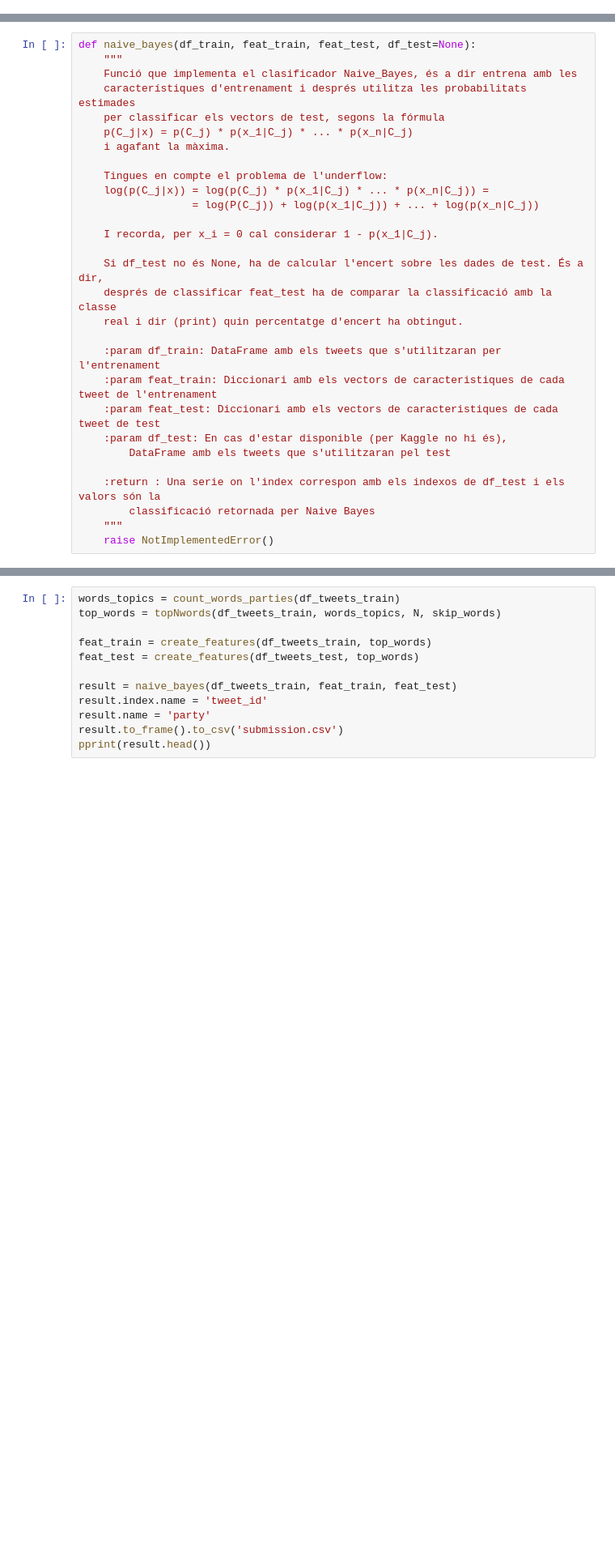
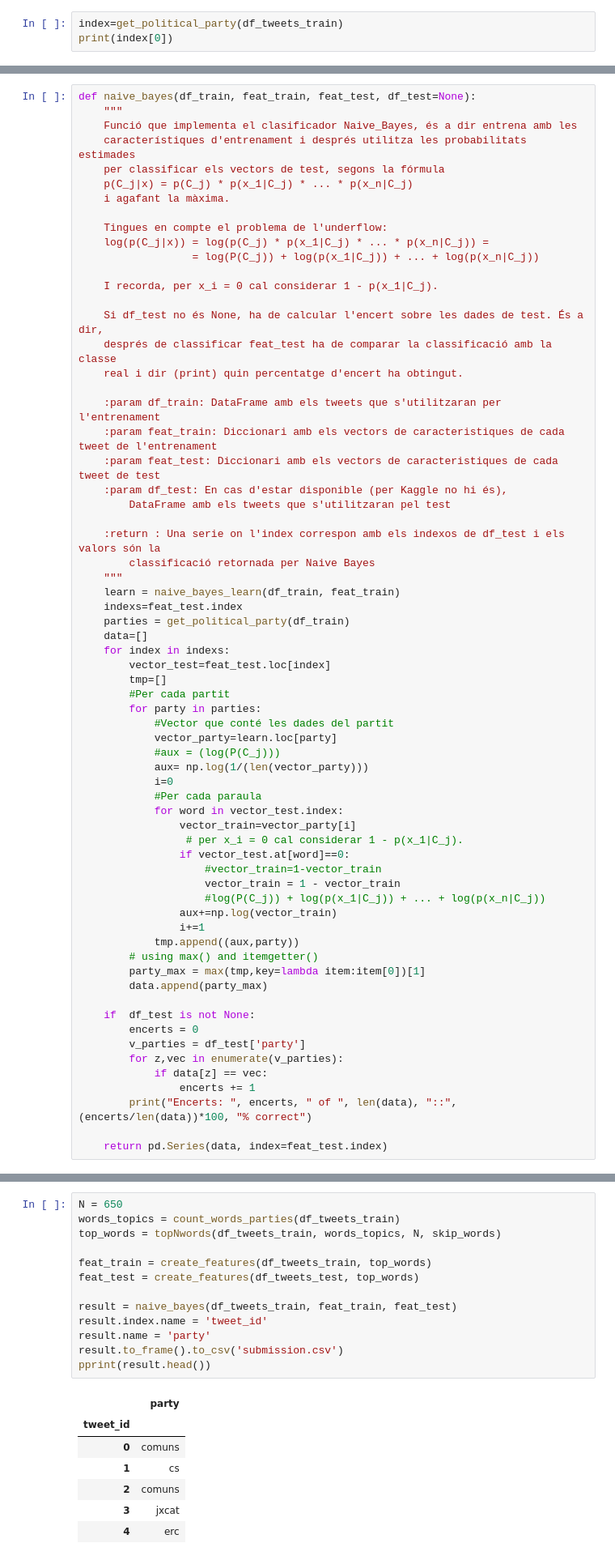
Before and after one commit to angelmc1309/TNUI_NaiveBayes, a Jupyter notebook: AssignmentCode - alumnes.ipynb, the cells around one changed output, grey strips where cells are left out. Shown at 81% size. Saved outputs shown, nothing was run; the diff lists cells and outputs as text; blank space fills up the shorter version.

```diff
--- a/AssignmentCode - alumnes.ipynb
+++ b/AssignmentCode - alumnes.ipynb
@@ -280,0 +409,3 @@ skip_words = [] # depèn de vosaltres emplenar aquesta llista amb possibles para
+# %%
+index=get_political_party(df_tweets_train)
+print(index[0])
@@ -446,4 +642,41 @@ def naive_bayes(df_train, feat_train, feat_test, df_test=None):
     :return : Una serie on l'index correspon amb els indexos de df_test i els valors són la
         classificació retornada per Naive Bayes
     """
-    raise NotImplementedError()
+    learn = naive_bayes_learn(df_train, feat_train)
+    indexs=feat_test.index
+    parties = get_political_party(df_train)
+    data=[]
+    for index in indexs:
+        vector_test=feat_test.loc[index]
+        tmp=[]
+        #Per cada partit
+        for party in parties:
+            #Vector que conté les dades del partit
+            vector_party=learn.loc[party]
+            #aux = (log(P(C_j)))
+            aux= np.log(1/(len(vector_party)))
+            i=0
+            #Per cada paraula
+            for word in vector_test.index:
+                vector_train=vector_party[i]
+                 # per x_i = 0 cal considerar 1 - p(x_1|C_j).
+                if vector_test.at[word]==0:
+                    #vector_train=1-vector_train
+                    vector_train = 1 - vector_train
+                    #log(P(C_j)) + log(p(x_1|C_j)) + ... + log(p(x_n|C_j))
+                aux+=np.log(vector_train)
+                i+=1
+            tmp.append((aux,party))
+        # using max() and itemgetter()
+        party_max = max(tmp,key=lambda item:item[0])[1]
+        data.append(party_max)
+
+    if  df_test is not None:
+        encerts = 0
+        v_parties = df_test['party']
+        for z,vec in enumerate(v_parties):
+            if data[z] == vec:
+                encerts += 1
+        print("Encerts: ", encerts, " of ", len(data), "::", (encerts/len(data))*100, "% correct")
+
+    return pd.Series(data, index=feat_test.index)
@@ -465,14 +773,23 @@ preds.head()
 # %% [markdown]
 https://www.kaggle.com/t/ef3079700f9e49609ff7a2e70c6fc97e
 # %%
+N = 650
 words_topics = count_words_parties(df_tweets_train)
 top_words = topNwords(df_tweets_train, words_topics, N, skip_words)
 
 feat_train = create_features(df_tweets_train, top_words)
 feat_test = create_features(df_tweets_test, top_words)
 
 result = naive_bayes(df_tweets_train, feat_train, feat_test)
 result.index.name = 'tweet_id'
 result.name = 'party'
 result.to_frame().to_csv('submission.csv')
 pprint(result.head())
+# %% [output]
+|  | party |
+| tweet_id |  |
+| 0 | comuns |
+| 1 | cs |
+| 2 | comuns |
+| 3 | jxcat |
+| 4 | erc |
```
Also changed, not shown: parts of 22 cells of this notebook.
